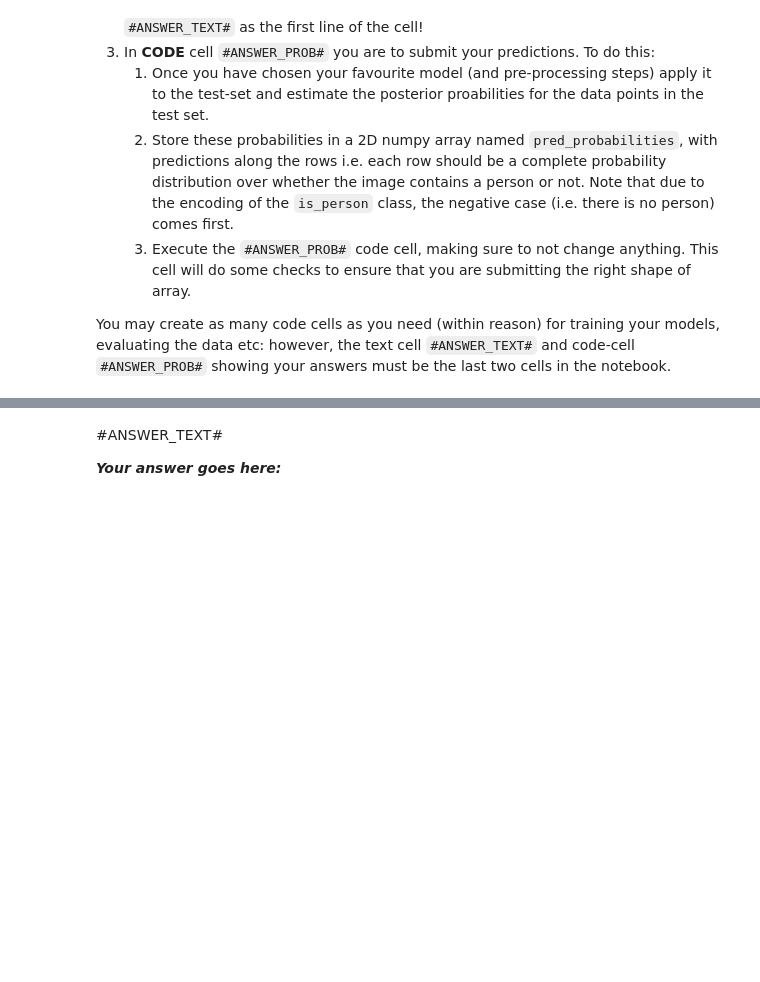
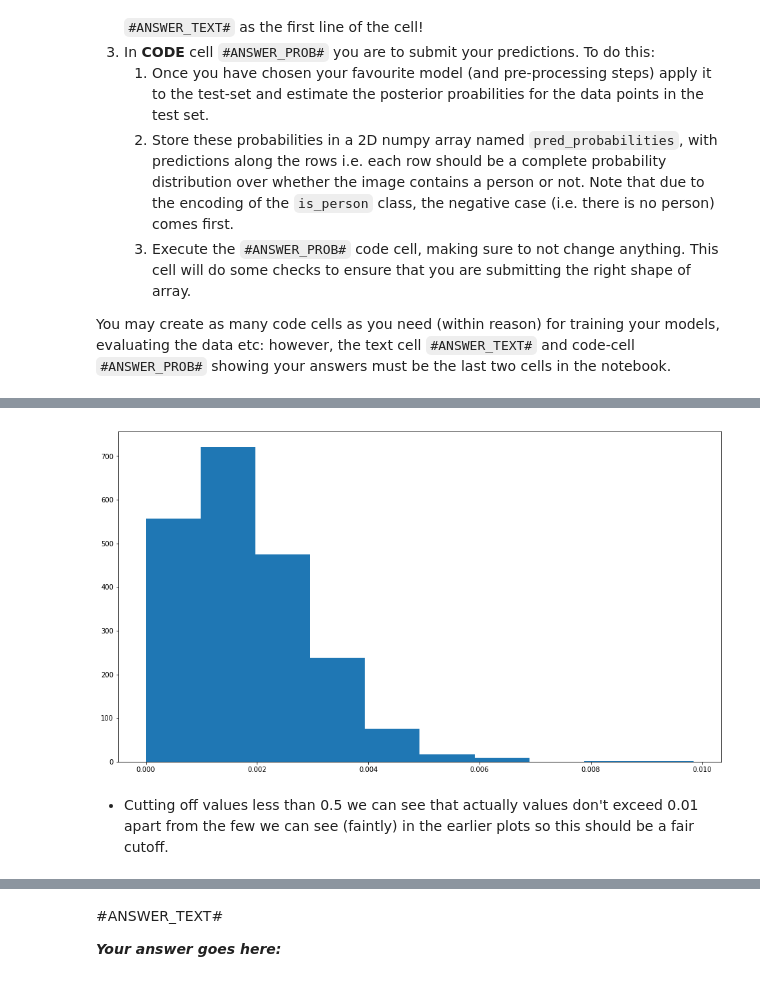
Before and after one commit to stuphys1729/IAML, a Jupyter notebook: Assignments/03_B_MiniChallenge.ipynb, the cells around one changed output, grey strips where cells are left out. Drawn from its saved outputs; the diff is of its cells as text; code cells hidden in the pictures; blank space fills up the shorter version.

```diff
--- a/Assignments/03_B_MiniChallenge.ipynb
+++ b/Assignments/03_B_MiniChallenge.ipynb
@@ -146,0 +211,6 @@ You may create as many code cells as you need (within reason) for training your
+# %%
+plt.hist(imTrain.query('dim1 < 0.5')['dim1']);
+# %% [output]
+[figure, added]
+# %% [markdown]
+- Cutting off values less than 0.5 we can see that actually values don't exceed 0.01 apart from the few we can see (faintly) in the earlier plots so this should be a fair cutoff.
```
Also changed, not shown: parts of 27 cells of this notebook, 2 other files.
